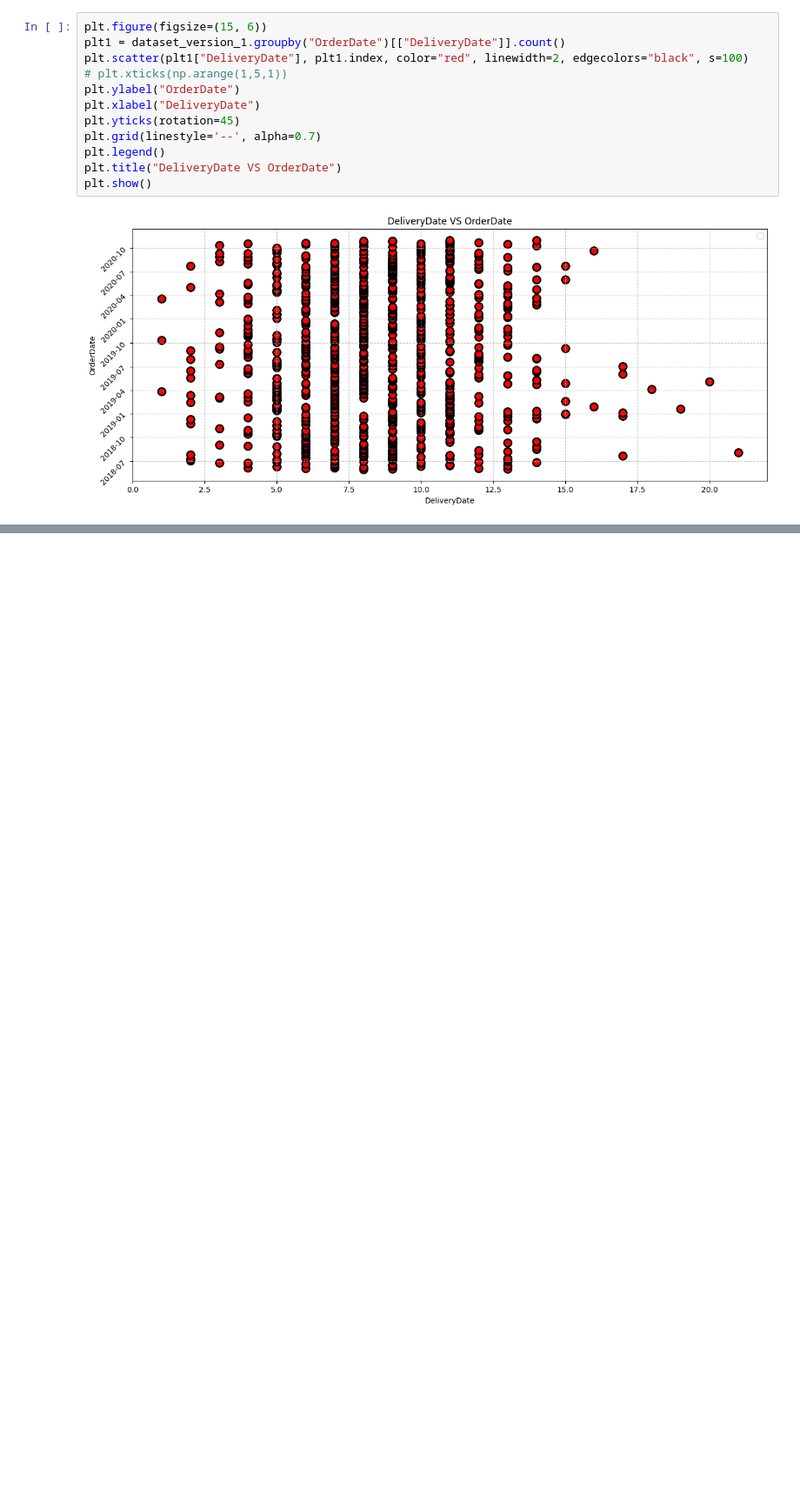
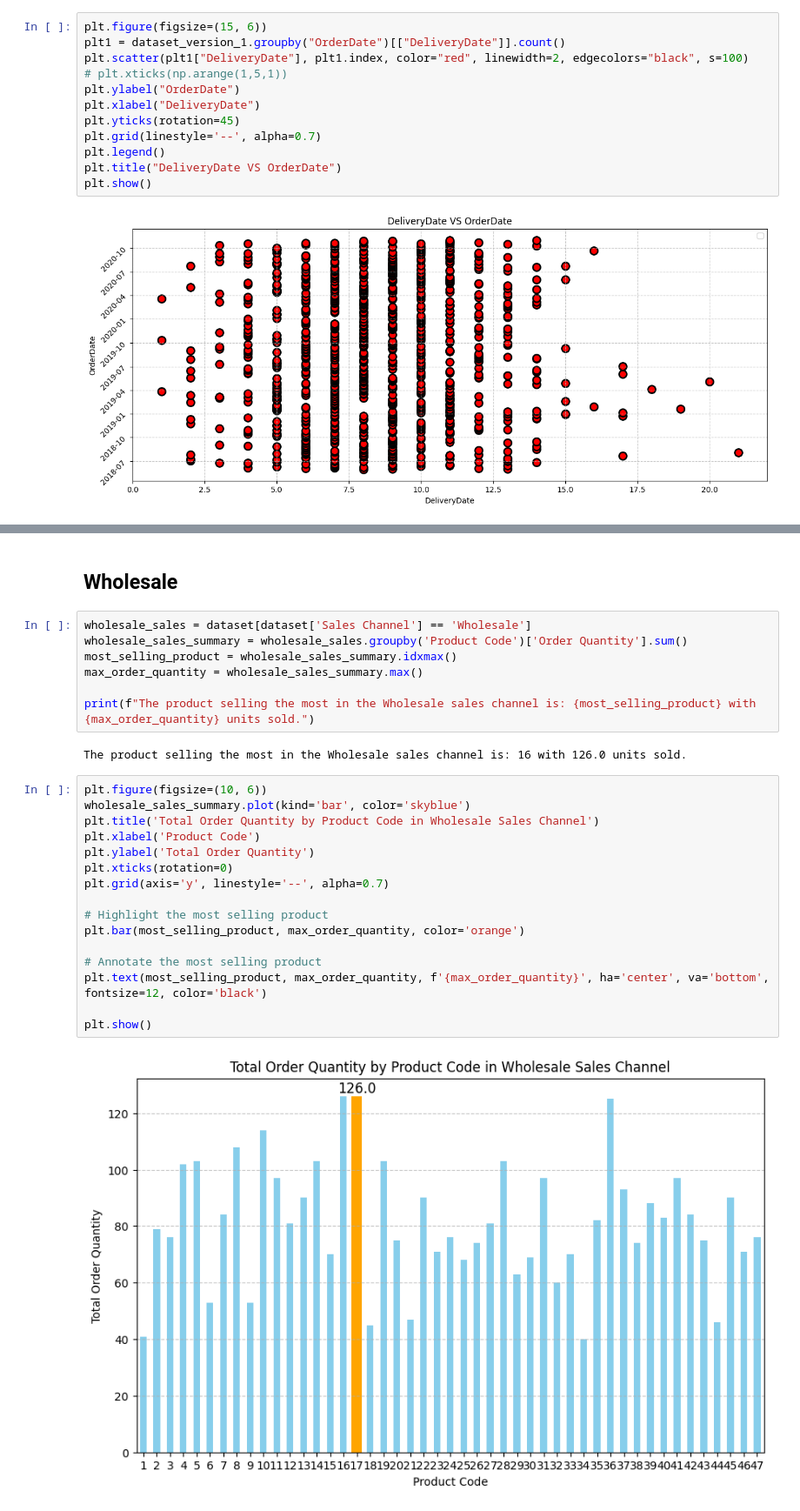
Before and after one commit to NSinha025/ZDS-Mock-Project, a Jupyter notebook: Sales_Order_Sheet_EDA.ipynb, the cells around one changed output, grey strips where cells are left out. Shown at 87% size. Cells and saved outputs as stored; diff of their text form; blank space fills up the shorter version.

```diff
--- a/Sales_Order_Sheet_EDA.ipynb
+++ b/Sales_Order_Sheet_EDA.ipynb
@@ -397,0 +487,29 @@ plt.show()
+# %% [markdown]
+## Wholesale
+# %%
+wholesale_sales = dataset[dataset['Sales Channel'] == 'Wholesale']
+wholesale_sales_summary = wholesale_sales.groupby('Product Code')['Order Quantity'].sum()
+most_selling_product = wholesale_sales_summary.idxmax()
+max_order_quantity = wholesale_sales_summary.max()
+
+print(f"The product selling the most in the Wholesale sales channel is: {most_selling_product} with {max_order_quantity} units sold.")
+# %% [output]
+The product selling the most in the Wholesale sales channel is: 16 with 126.0 units sold.
+# %%
+plt.figure(figsize=(10, 6))
+wholesale_sales_summary.plot(kind='bar', color='skyblue')
+plt.title('Total Order Quantity by Product Code in Wholesale Sales Channel')
+plt.xlabel('Product Code')
+plt.ylabel('Total Order Quantity')
+plt.xticks(rotation=0)
+plt.grid(axis='y', linestyle='--', alpha=0.7)
+
+# Highlight the most selling product
+plt.bar(most_selling_product, max_order_quantity, color='orange')
+
+# Annotate the most selling product
+plt.text(most_selling_product, max_order_quantity, f'{max_order_quantity}', ha='center', va='bottom', fontsize=12, color='black')
+
+plt.show()
+# %% [output]
+[figure, added]
```
Also changed, not shown: parts of 10 cells of this notebook.
